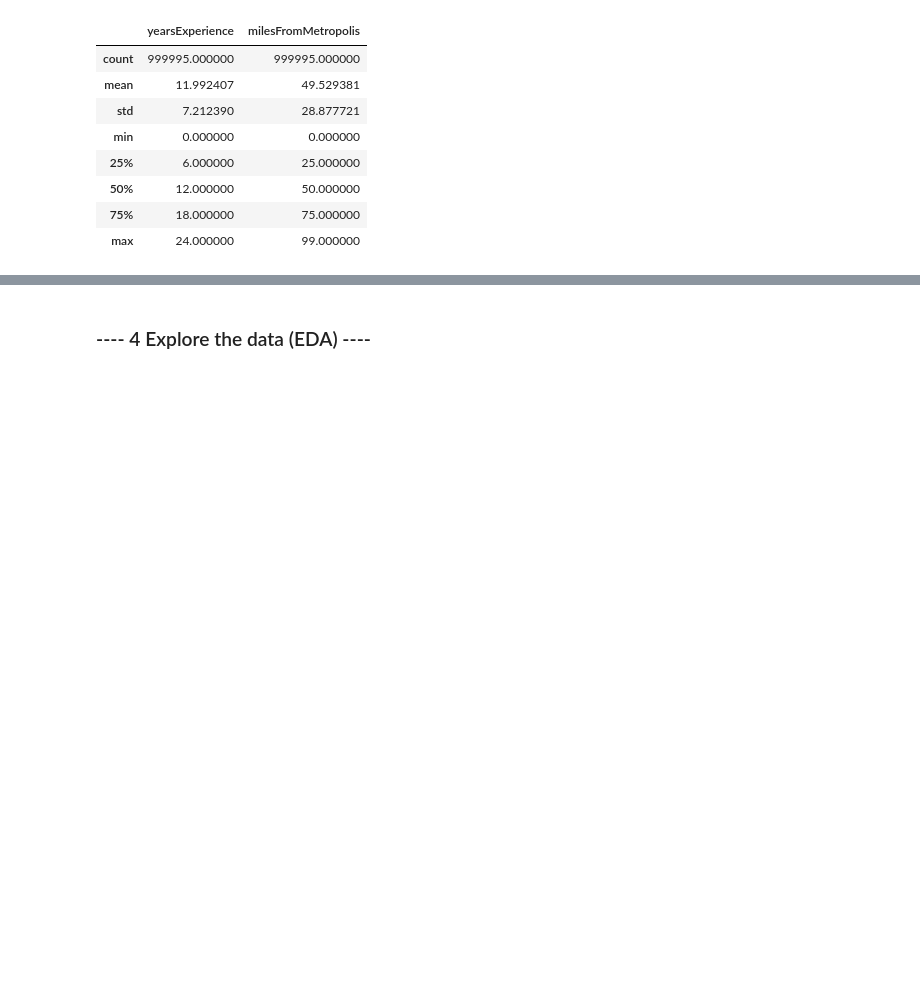
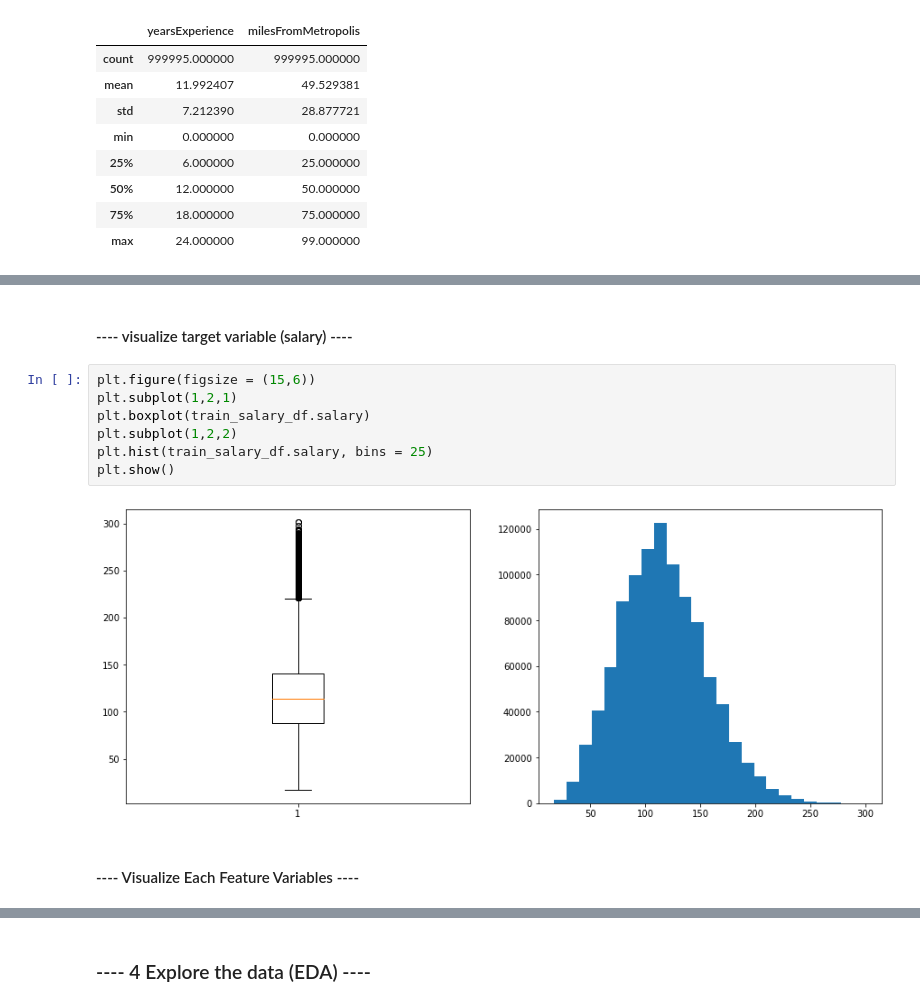
Before and after one commit to anthonywong611/salary_prediction_DS, a Jupyter notebook: Salary_Prediction_Notebook.ipynb, the cells around one changed output, grey strips where cells are left out. Saved outputs shown, nothing was run; the diff lists cells and outputs as text; blank space fills up the shorter version.

```diff
--- a/Salary_Prediction_Notebook.ipynb
+++ b/Salary_Prediction_Notebook.ipynb
@@ -139 +139,14 @@ train_features_df.describe(include = ['O'])
 | freq | 1 | 16193 | 125886 | 236975 | 532353 | 143205 |
+# %% [markdown]
+#### ---- visualize target variable (salary) ----
+# %%
+plt.figure(figsize = (15,6))
+plt.subplot(1,2,1)
+plt.boxplot(train_salary_df.salary)
+plt.subplot(1,2,2)
+plt.hist(train_salary_df.salary, bins = 25)
+plt.show()
+# %% [output]
+[figure, added]
+# %% [markdown]
+#### ---- Visualize Each Feature Variables ----
```
Also changed, not shown: parts of 7 cells of this notebook.
